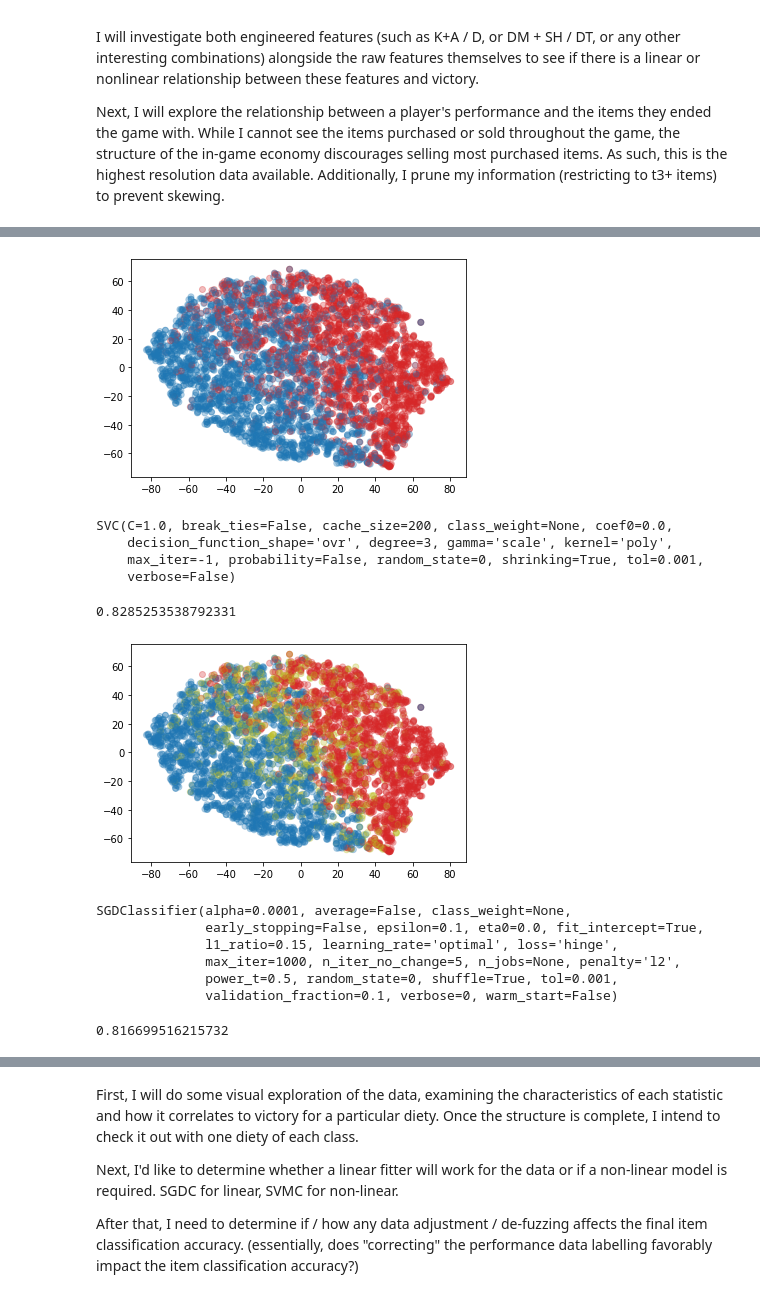
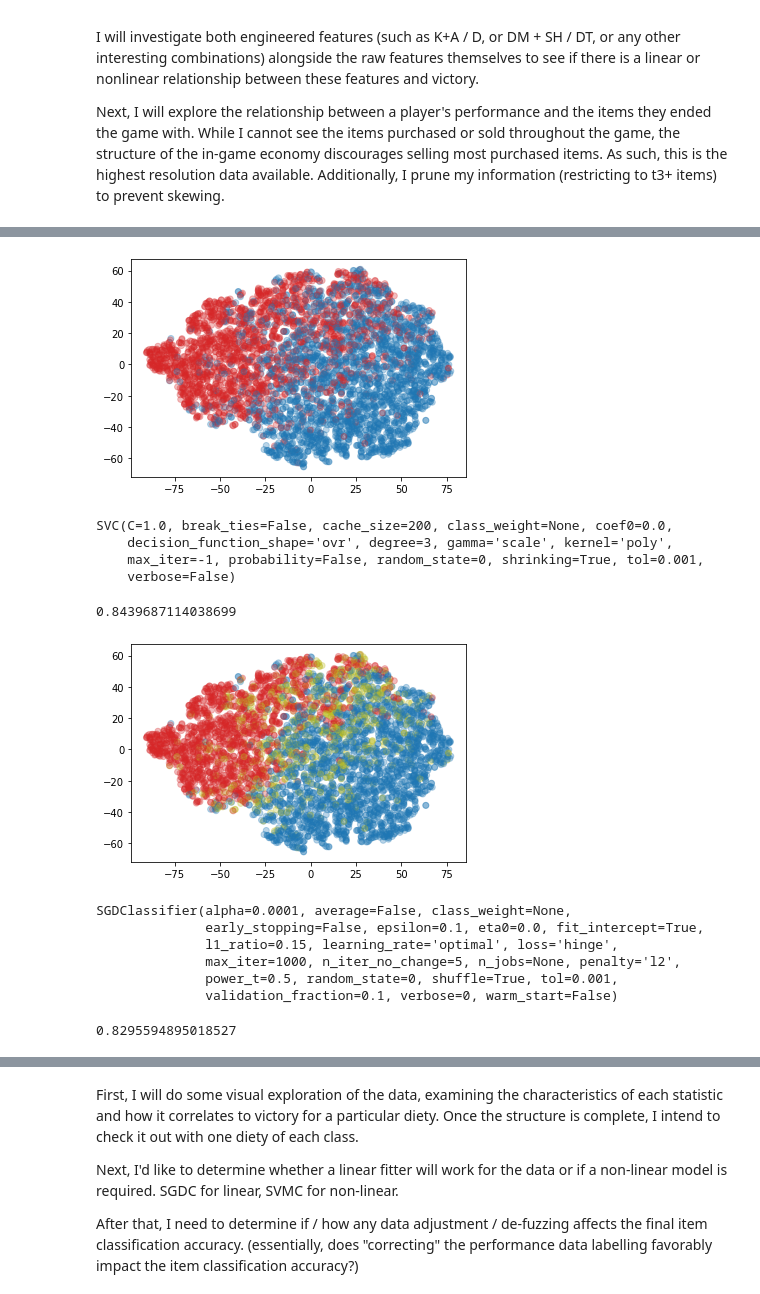
Before and after one commit to JackStillwell/SmiteBuilder, a Jupyter notebook: methodology.ipynb, the cells around one changed output, grey strips where cells are left out. Cells and saved outputs as stored; diff of their text form; code cells hidden in the pictures.

Commit message:
some more work on features and visualization

```diff
--- a/methodology.ipynb
+++ b/methodology.ipynb
@@ -34,38 +90,38 @@ sbn.histplot
 # %%
-two_d = TSNE(random_state=0).fit_transform(data)
+two_d = TSNE(random_state=0).fit_transform(data[:,1:-1])
 # %%
 plt.cla()
 x = [x[0] for x in two_d]
 y = [y[1] for y in two_d]
-c = ['tab:blue' if e == 1 else 'tab:red' for e in label]
+c = ['tab:blue' if e == 1 else 'tab:red' for e in win_label]
 plt.scatter(x,y, c=c, alpha=0.3)
 # plt.legend()
 plt.show()
 # %% [output]
-[figure, old version]
+[figure, new version]
 # %%
 svm = SVC(kernel='poly', random_state=0)
-svm.fit(data, label)
+svm.fit(data[:,:-1], win_label.ravel())
 # %% [output]
 SVC(C=1.0, break_ties=False, cache_size=200, class_weight=None, coef0=0.0,
     decision_function_shape='ovr', degree=3, gamma='scale', kernel='poly',
     max_iter=-1, probability=False, random_state=0, shrinking=True, tol=0.001,
     verbose=False)
 # %%
-new_l = svm.predict(data)
-svm.score(data, label)
+new_l = svm.predict(data[:,:-1])
+svm.score(data[:,:-1], win_label)
 # %% [output]
-0.8285253538792331
+0.8439687114038699
 # %%
 plt.cla()
 x = [x[0] for x in two_d]
 y = [y[1] for y in two_d]
 c = ['tab:blue' if e == 1 else 'tab:red' for e in new_l]
-c = [e if label[idx] == new_l[idx] else 'tab:olive' for idx,e in enumerate(c)]
+c = [e if win_label[idx] == new_l[idx] else 'tab:olive' for idx,e in enumerate(c)]
 plt.scatter(x,y, c=c, alpha=0.3)
 # plt.legend()
 plt.show()
 # %% [output]
-[figure, old version]
+[figure, new version]
 # %%
 sgdc = SGDClassifier(random_state=0)
@@ -78,10 +134,10 @@ SGDClassifier(alpha=0.0001, average=False, class_weight=None,
               power_t=0.5, random_state=0, shuffle=True, tol=0.001,
               validation_fraction=0.1, verbose=0, warm_start=False)
 # %%
-new_l = sgdc.predict(data)
-sgdc.score(data,label)
+new_l = sgdc.predict(data[:,:-1])
+sgdc.score(data[:,:-1],win_label)
 # %% [output]
-0.816699516215732
+0.8295594895018527
 # %%
 plt.cla()
 x = [x[0] for x in two_d]
```
Also changed, not shown: parts of 10 cells of this notebook.
